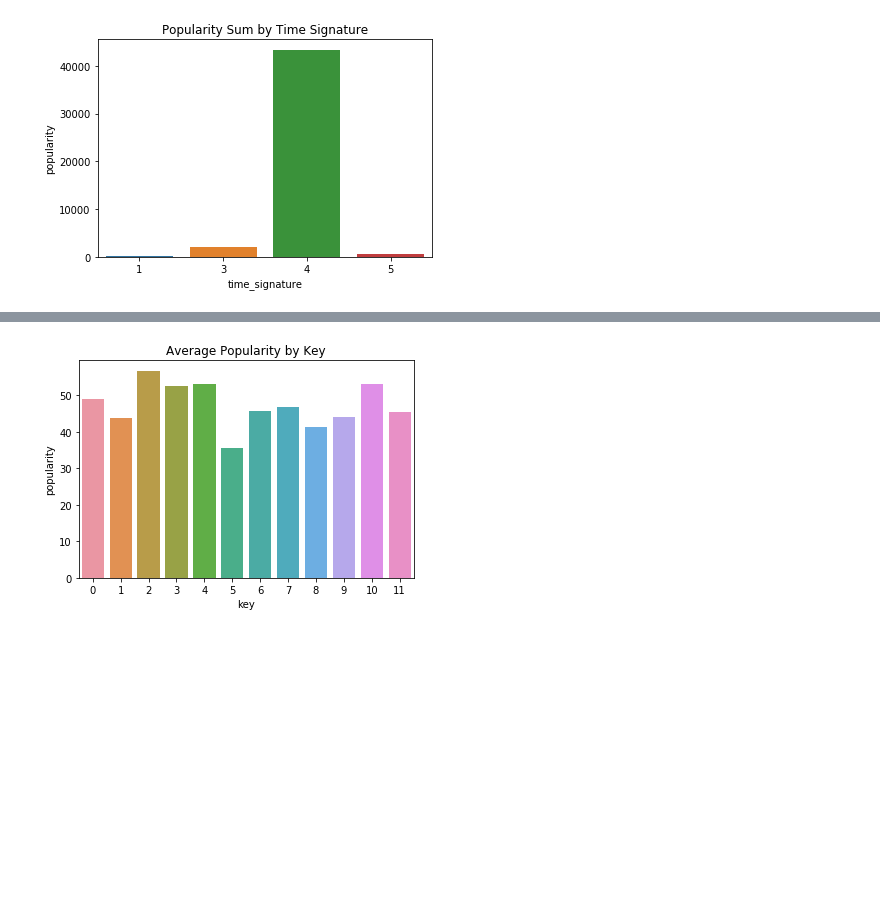
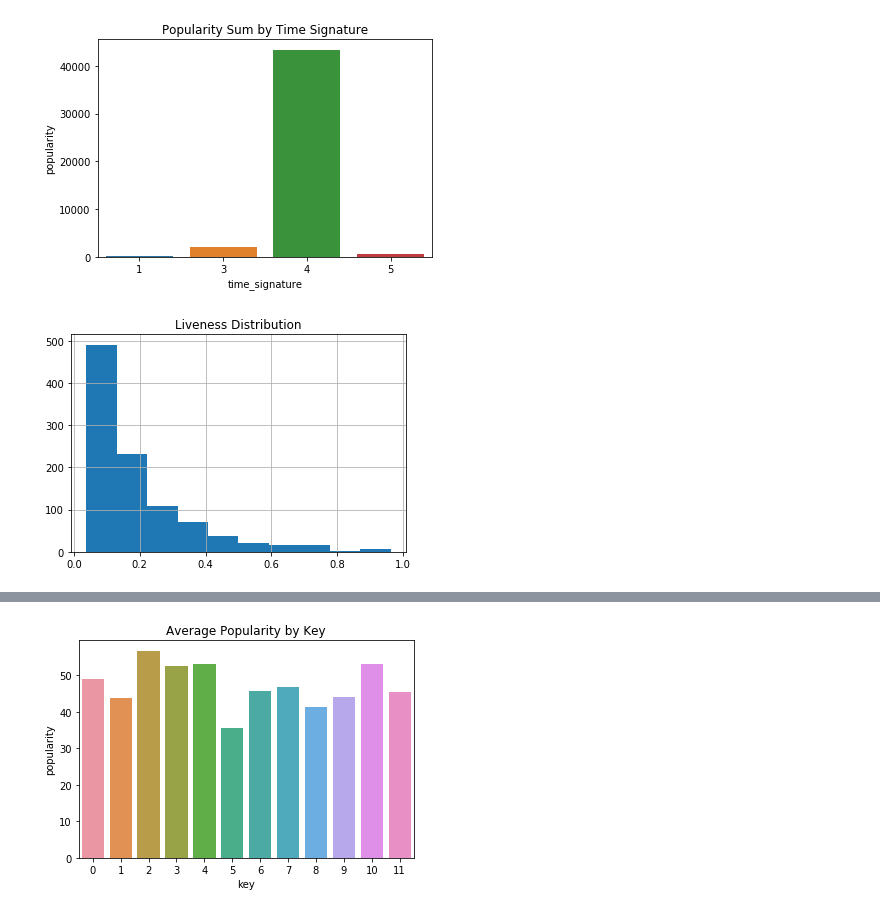
Before and after one commit to ipatel467/Spotify-Project, a Jupyter notebook: Spotify.ipynb, the cells around one changed output, grey strips where cells are left out. Drawn from its saved outputs; the diff is of its cells as text; code cells hidden in the pictures; blank space fills up the shorter version.

```diff
--- a/Spotify.ipynb
+++ b/Spotify.ipynb
@@ -178,3 +178,8 @@ sns.barplot(x=time_pop_sum['time_signature'],y=time_pop_sum['popularity']);
 plt.title('Popularity Sum by Time Signature');
 # %% [output]
 [figure]
+# %%
+full_df['liveness'].hist()
+plt.title('Liveness Distribution');
+# %% [output]
+[figure, added]
```
Also changed, not shown: parts of 3 cells of this notebook.
